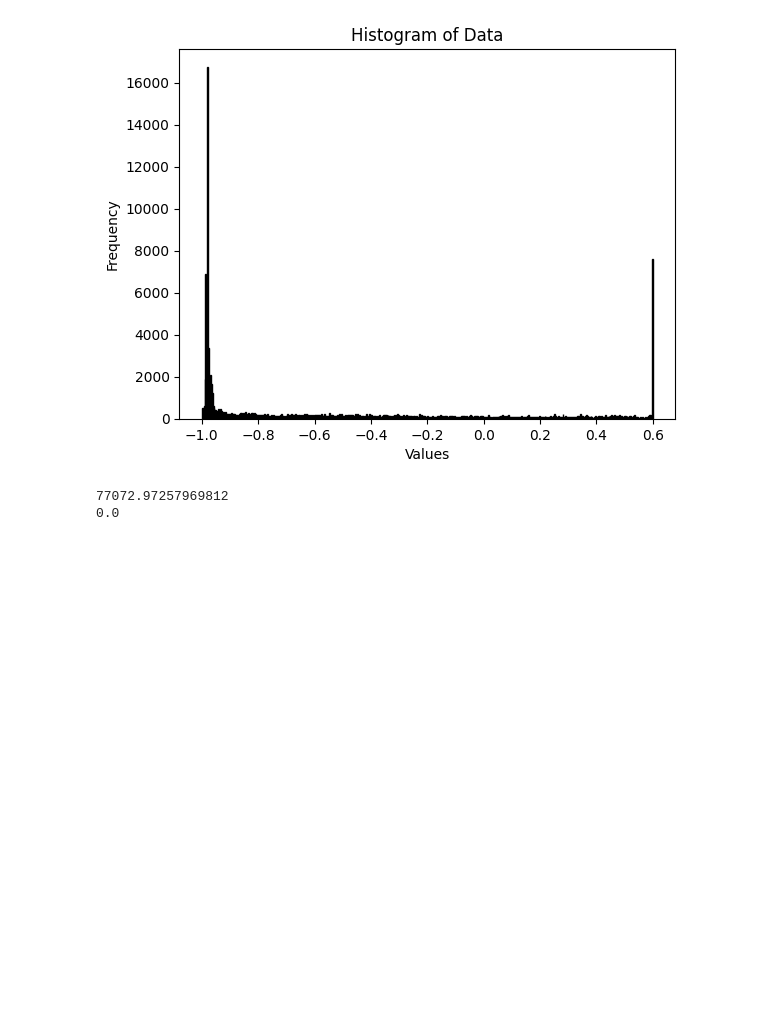
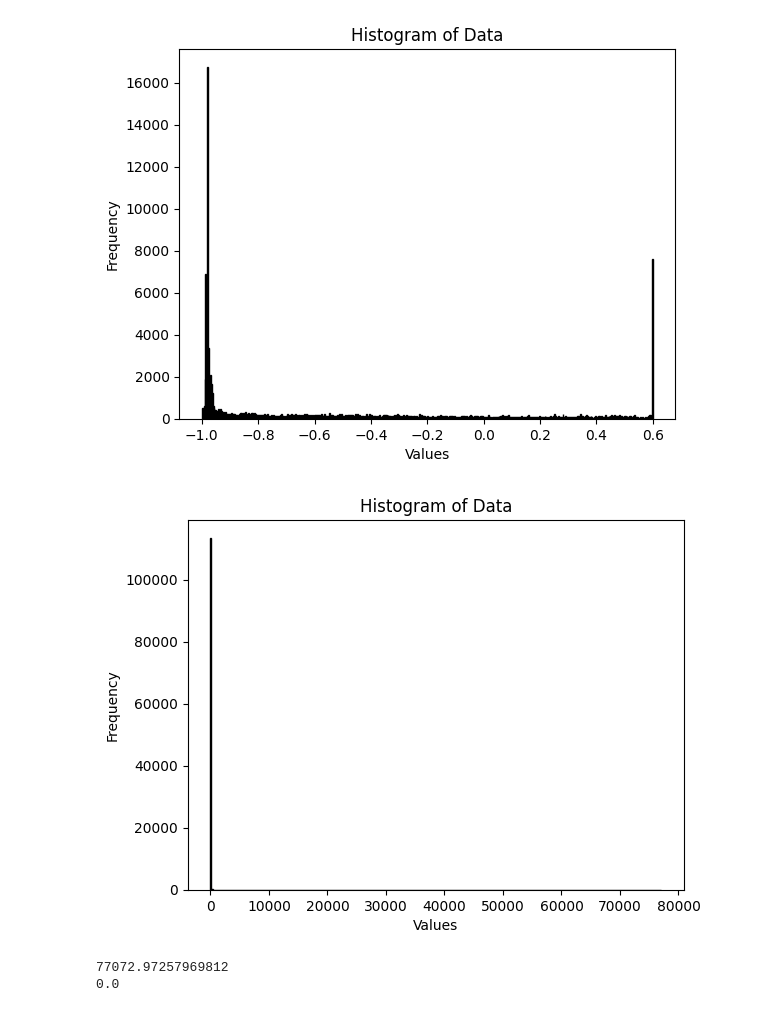
Before and after one commit to zyang63/Die_casting_ejection, a Jupyter notebook: draft_angle_marking.ipynb, the cells around one changed output. Saved outputs shown, nothing was run; the diff lists cells and outputs as text; code cells hidden in the pictures; blank space fills up the shorter version.

```diff
--- a/draft_angle_marking.ipynb
+++ b/draft_angle_marking.ipynb
@@ -279,6 +279,17 @@ plt.ylabel('Frequency')
 plt.show()
 # %% [output]
 [figure]
+# %%
+# Filter out infinite values from the data
+finite_tangents = [x for x in tangents if np.isfinite(x)]
+
+plt.hist(finite_tangents, bins=500,color='blue', edgecolor='black')  # Omit the bins parameter
+plt.title('Histogram of Data')
+plt.xlabel('Values')
+plt.ylabel('Frequency')
+plt.show()
+# %% [output]
+[figure, added]
 # %%
 cosines_array = np.array(cosines)
 F_array = np.array(F_list)
```
Also changed, not shown: parts of 2 cells of this notebook.
